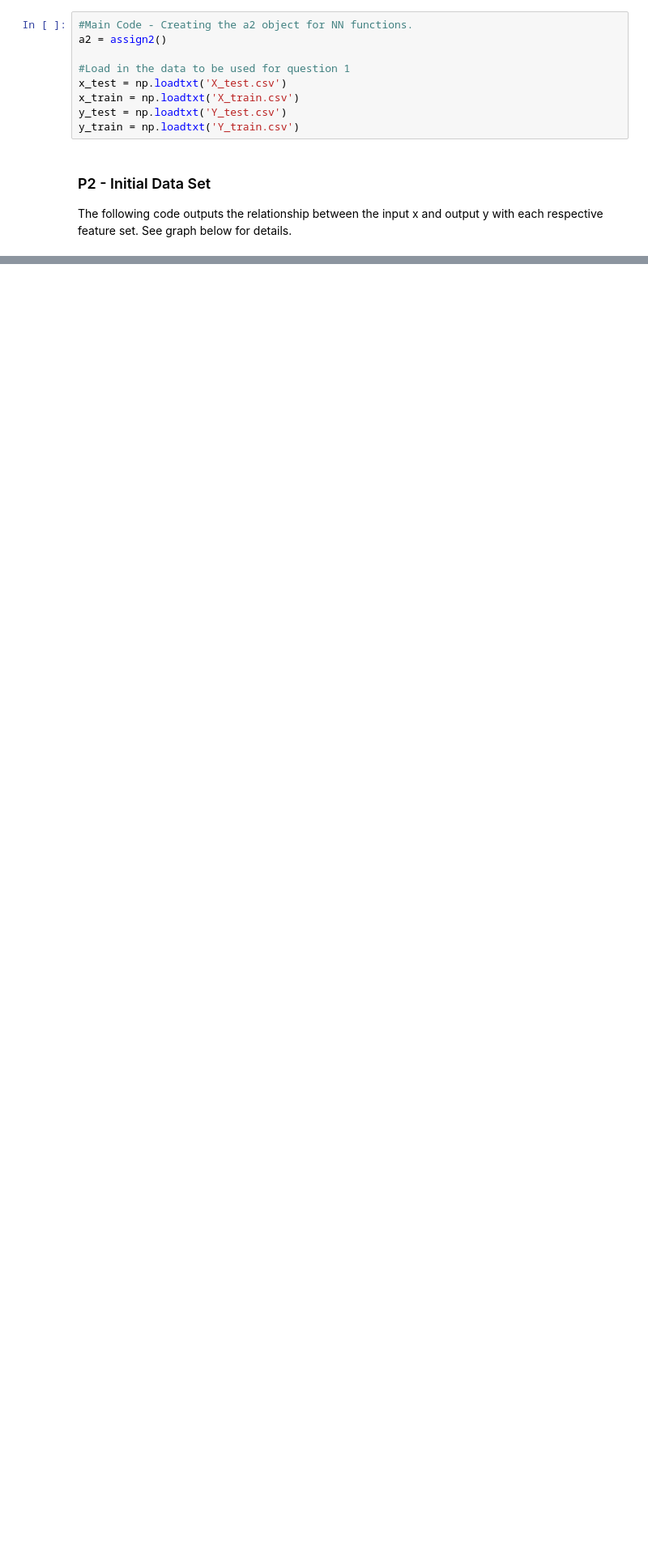
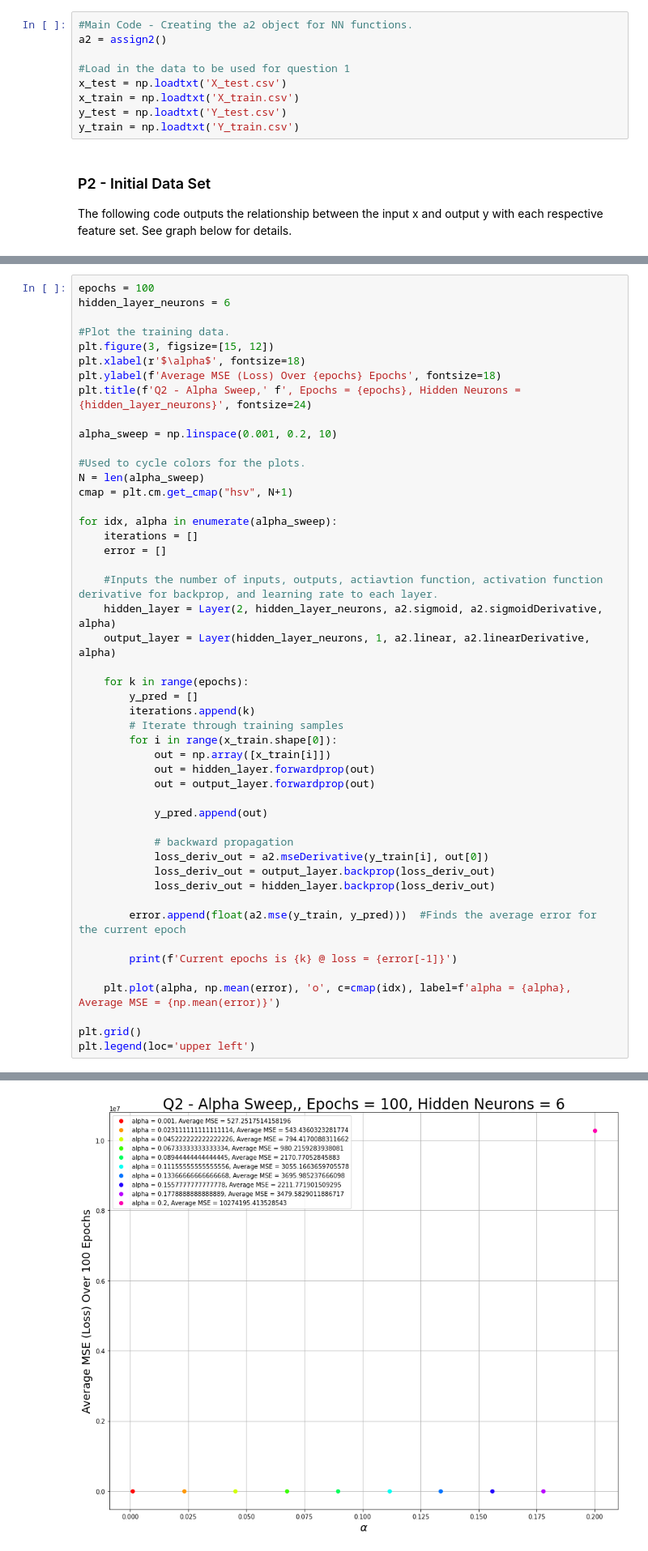
Before and after one commit to lrburle/ML_Assignment2, a Jupyter notebook: assign_2.ipynb, the cells around one changed output, grey strips where cells are left out. Shown at 81% size. Drawn from its saved outputs; the diff is of its cells as text; blank space fills up the shorter version.

```diff
--- a/assign_2.ipynb
+++ b/assign_2.ipynb
@@ -152,0 +242,49 @@ Current epochs is 1 @ loss = 0, accuracy = 0
+# %%
+epochs = 100
+hidden_layer_neurons = 6
+
+#Plot the training data.
+plt.figure(3, figsize=[15, 12])
+plt.xlabel(r'$\alpha$', fontsize=18)
+plt.ylabel(f'Average MSE (Loss) Over {epochs} Epochs', fontsize=18)
+plt.title(f'Q2 - Alpha Sweep,' f', Epochs = {epochs}, Hidden Neurons = {hidden_layer_neurons}', fontsize=24)
+
+alpha_sweep = np.linspace(0.001, 0.2, 10)
+
+#Used to cycle colors for the plots.
+N = len(alpha_sweep)
+cmap = plt.cm.get_cmap("hsv", N+1)
+
+for idx, alpha in enumerate(alpha_sweep):
+	iterations = []
+	error = []
+
+	#Inputs the number of inputs, outputs, actiavtion function, activation function derivative for backprop, and learning rate to each layer.
+	hidden_layer = Layer(2, hidden_layer_neurons, a2.sigmoid, a2.sigmoidDerivative, alpha)
+	output_layer = Layer(hidden_layer_neurons, 1, a2.linear, a2.linearDerivative, alpha)
+
+	for k in range(epochs):
+		y_pred = []
+		iterations.append(k)
+		# Iterate through training samples
+		for i in range(x_train.shape[0]):
+			out = np.array([x_train[i]])
+			out = hidden_layer.forwardprop(out)
+			out = output_layer.forwardprop(out)
+
+			y_pred.append(out)
+
+			# backward propagation
+			loss_deriv_out = a2.mseDerivative(y_train[i], out[0])
+			loss_deriv_out = output_layer.backprop(loss_deriv_out)
+			loss_deriv_out = hidden_layer.backprop(loss_deriv_out)
+
+		error.append(float(a2.mse(y_train, y_pred)))  #Finds the average error for the current epoch
+
+		print(f'Current epochs is {k} @ loss = {error[-1]}')
+
+	plt.plot(alpha, np.mean(error), 'o', c=cmap(idx), label=f'alpha = {alpha}, Average MSE = {np.mean(error)}')
+
+plt.grid()
+plt.legend(loc='upper left')
+# %% [output]
@@ -152,0 +326 @@ Current epochs is 1 @ loss = 0, accuracy = 0
+[figure, added]
```
Also changed, not shown: parts of 19 cells of this notebook, 1 other file.
